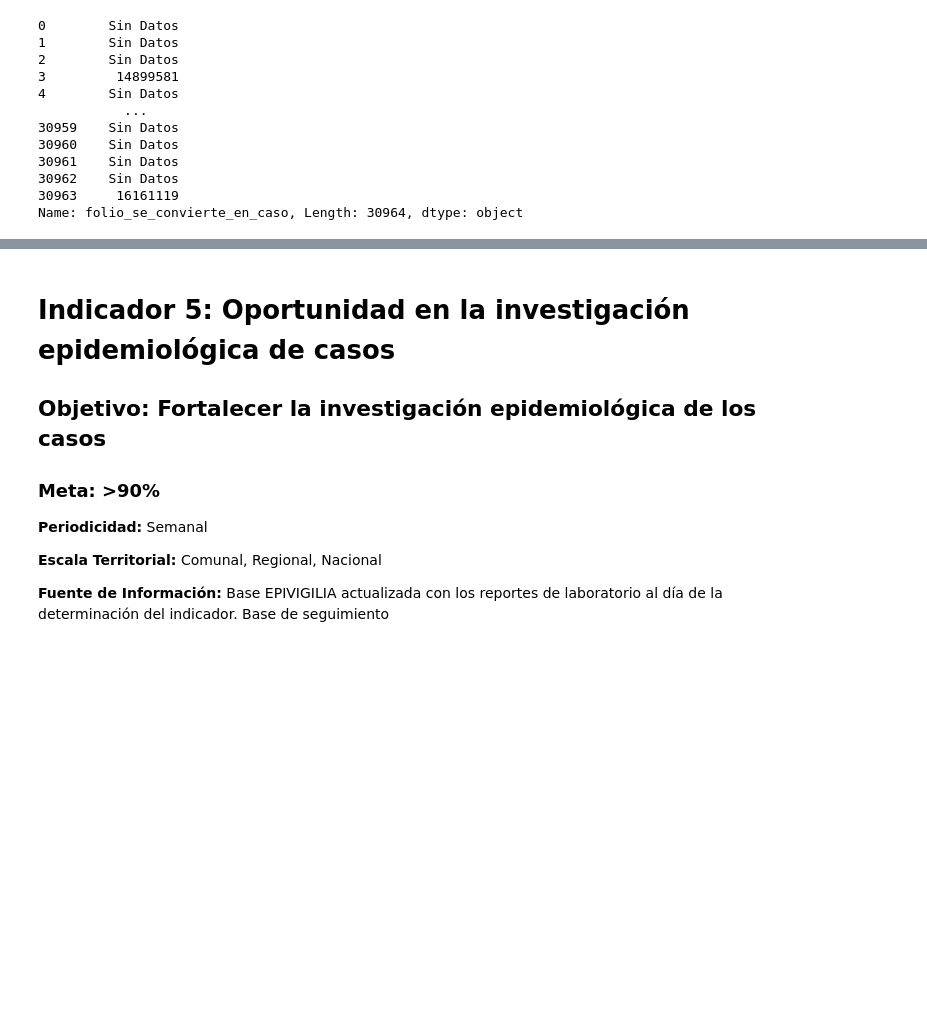
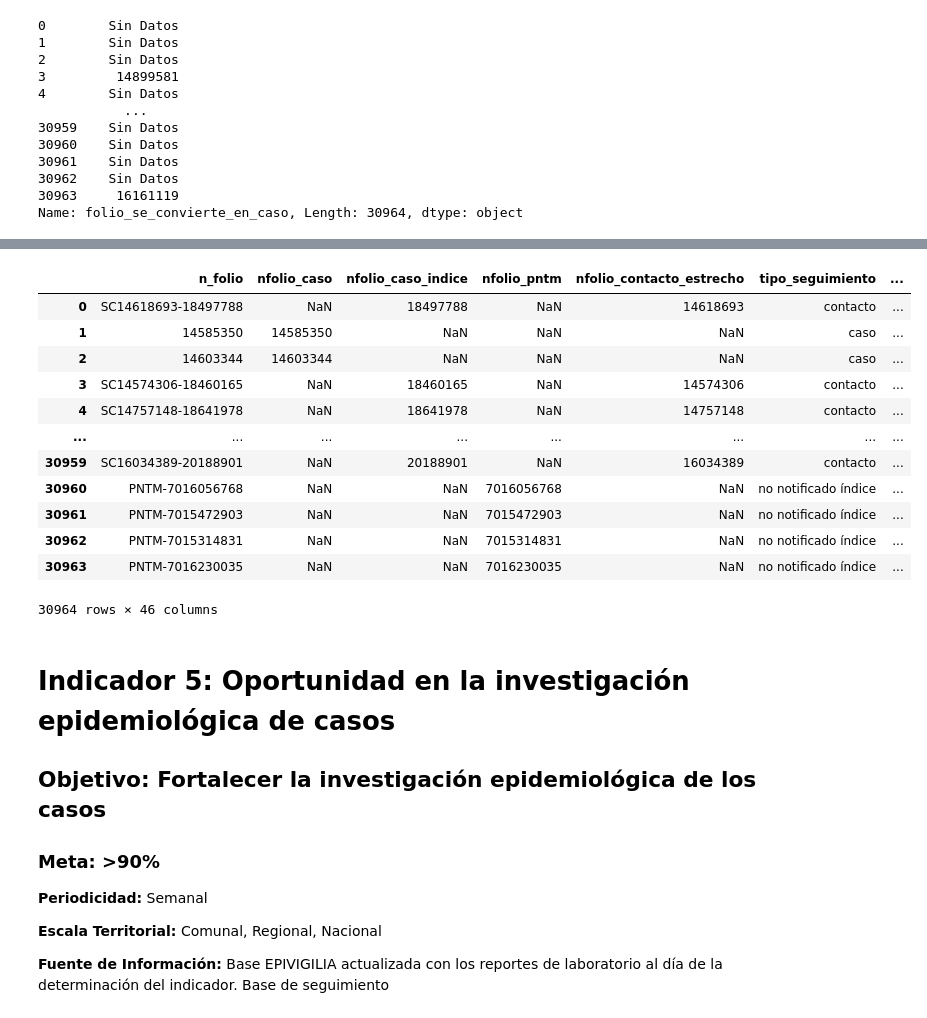
Before and after one commit to millacurafa/SeremiSaludAysenCovid, a Jupyter notebook: indicadores_trazabilidad.ipynb, the cells around one changed output, grey strips where cells are left out. Saved outputs shown, nothing was run; the diff lists cells and outputs as text; code cells hidden in the pictures; blank space fills up the shorter version.

```diff
--- a/indicadores_trazabilidad.ipynb
+++ b/indicadores_trazabilidad.ipynb
@@ -395,0 +397,9 @@ Name: requiere_canasta_alimentos, dtype: int64
+# %%
+# Transforma fecha_cumple_requisitos a formato DateTime64
+
+df_seguimiento_merged['fecha_cumple_requisitos'] = pd.to_datetime(df_seguimiento_merged['fecha_cumple_requisitos'], errors='coerce')
+df_seguimiento_merged['fecha_notificacion'] = pd.to_datetime(df_seguimiento_merged['fecha_notificacion'], errors='coerce')
+df_seguimiento_merged['fecha_creacion'] = pd.to_datetime(df_seguimiento_merged['fecha_creacion'], errors='coerce')
+
+#Crea diferencia de fecha
+df_seguimiento_merged['dif_fecha'] = df_seguimiento_merged['fecha_cumple_requisitos'] - df_seguimiento_merged['fecha_notificacion']
@@ -395,0 +438,2 @@ Name: requiere_canasta_alimentos, dtype: int64
+# %%
+df_seguimiento_filtered = df_seguimiento_merged
@@ -396,3 +491,19 @@ Name: requiere_canasta_alimentos, dtype: int64
+# %%
+df_seguimiento_clean
+# %% [output]
+|  | n_folio | nfolio_caso | nfolio_caso_indice | nfolio_pntm | nfolio_contacto_estrecho | tipo_seguimiento | ... |
+| 0 | SC14618693-18497788 | NaN | 18497788 | NaN | 14618693 | contacto | ... |
+| 1 | 14585350 | 14585350 | NaN | NaN | NaN | caso | ... |
+| 2 | 14603344 | 14603344 | NaN | NaN | NaN | caso | ... |
+| 3 | SC14574306-18460165 | NaN | 18460165 | NaN | 14574306 | contacto | ... |
+| 4 | SC14757148-18641978 | NaN | 18641978 | NaN | 14757148 | contacto | ... |
+| ... | ... | ... | ... | ... | ... | ... | ... |
+| 30959 | SC16034389-20188901 | NaN | 20188901 | NaN | 16034389 | contacto | ... |
+| 30960 | PNTM-7016056768 | NaN | NaN | 7016056768 | NaN | no notificado índice | ... |
+| 30961 | PNTM-7015472903 | NaN | NaN | 7015472903 | NaN | no notificado índice | ... |
+| 30962 | PNTM-7015314831 | NaN | NaN | 7015314831 | NaN | no notificado índice | ... |
+| 30963 | PNTM-7016230035 | NaN | NaN | 7016230035 | NaN | no notificado índice | ... |
+30964 rows × 46 columns
 # %% [markdown]
 # Indicador 5: Oportunidad en la investigación epidemiológica de casos
 
```
Also changed, not shown: parts of 12 cells of this notebook.
